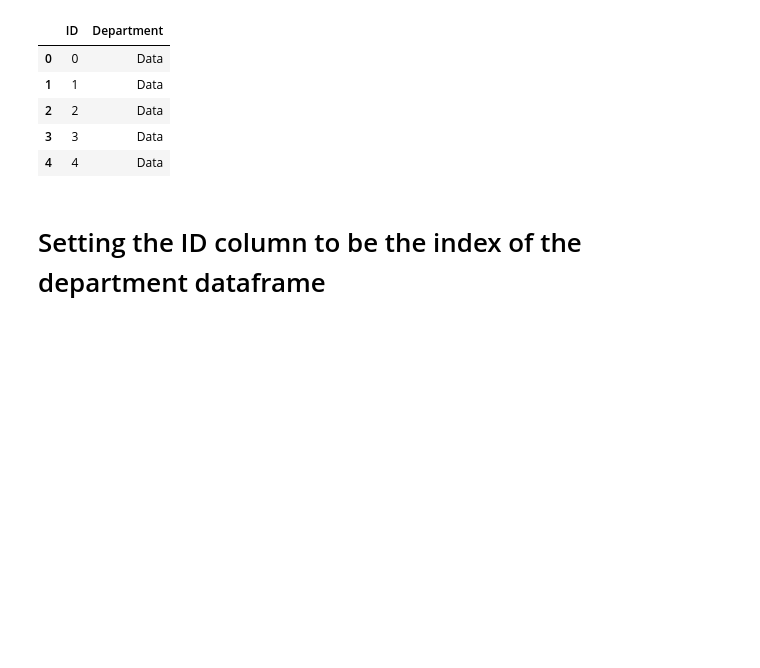
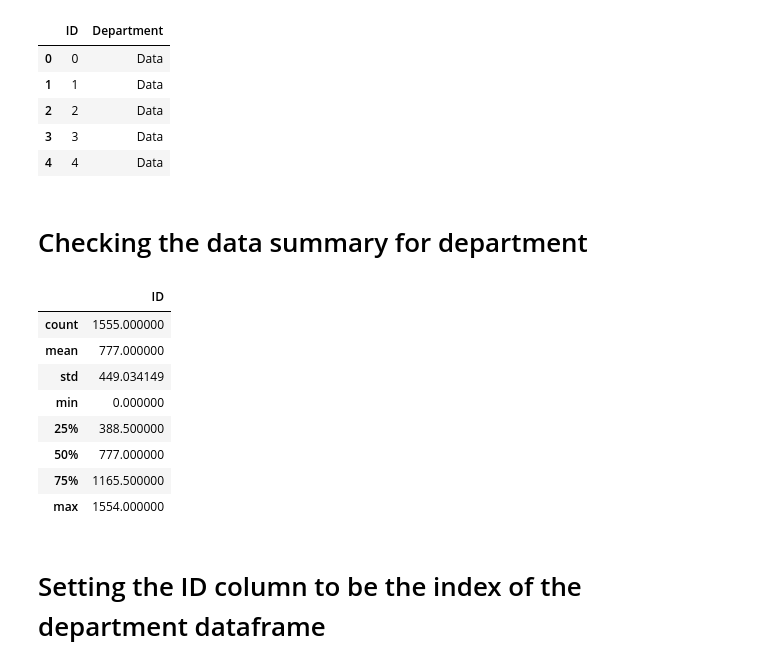
Before and after one commit to rethabilethulo/Data_wrangling, a Jupyter notebook: Data Wrangling.ipynb, the cells around one changed output. Cells and saved outputs as stored; diff of their text form; code cells hidden in the pictures; blank space fills up the shorter version.

```diff
--- a/Data Wrangling.ipynb
+++ b/Data Wrangling.ipynb
@@ -107,6 +146,20 @@ dep_df.head()
 | 2 | 2 | Data |
 | 3 | 3 | Data |
 | 4 | 4 | Data |
+# %% [markdown]
+# Checking the data summary for department
+# %%
+dep_df.describe()
+# %% [output]
+|  | ID |
+| count | 1555.000000 |
+| mean | 777.000000 |
+| std | 449.034149 |
+| min | 0.000000 |
+| 25% | 388.500000 |
+| 50% | 777.000000 |
+| 75% | 1165.500000 |
+| max | 1554.000000 |
 # %% [markdown]
 # Setting the ID column to be the index of the department dataframe
 # %%
```
Also changed, not shown: parts of 26 cells of this notebook.
